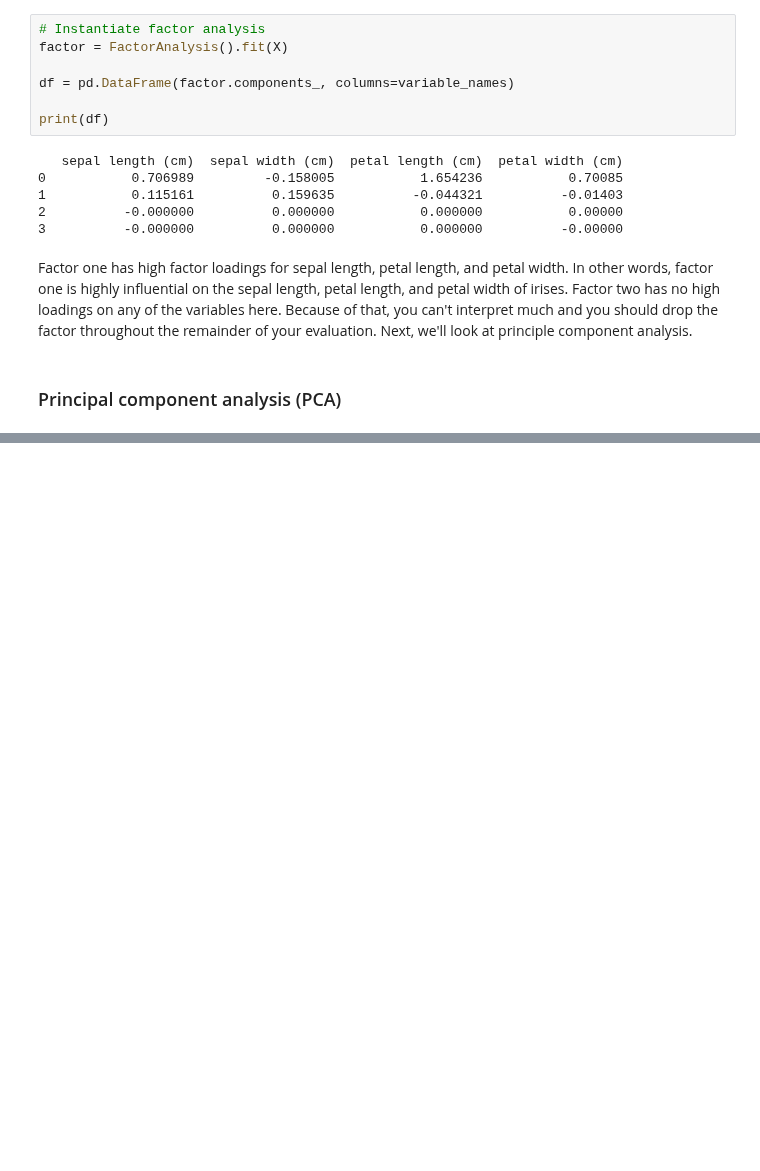
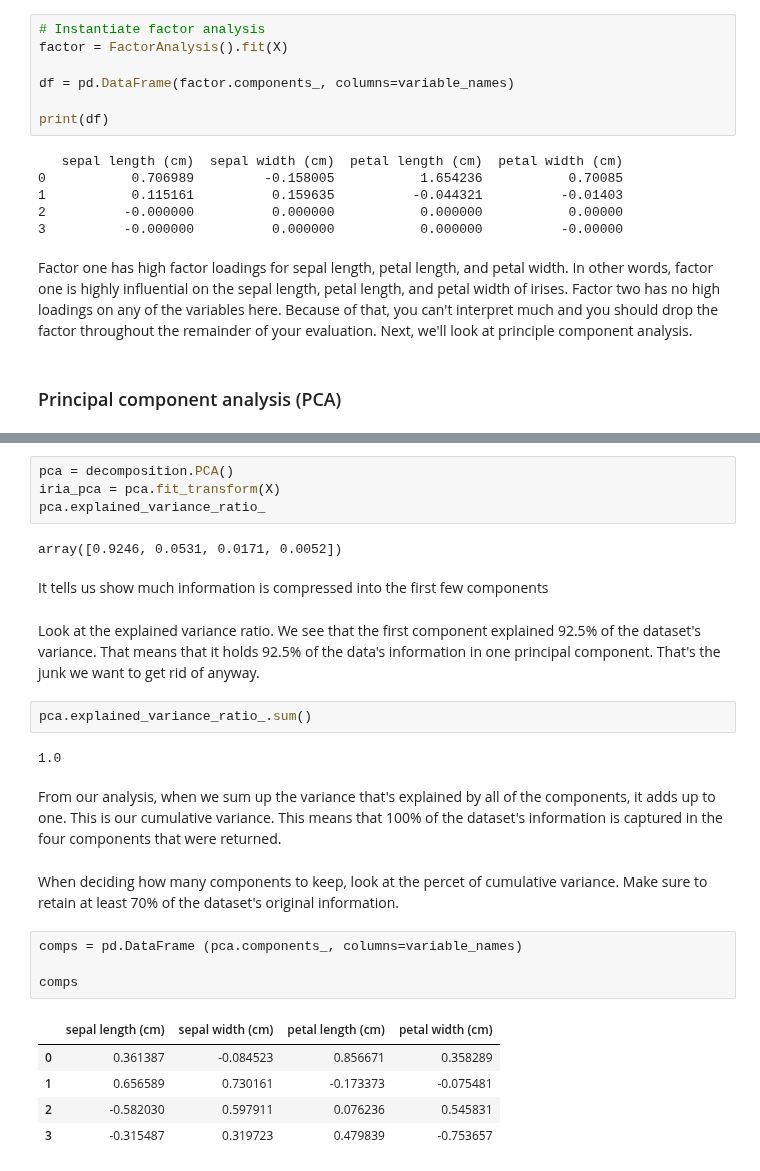
Before and after one commit to Mahdi90s/Python_repository, a Jupyter notebook: Python_Code/Python_Learning_Part2.ipynb, the cells around one changed output, grey strips where cells are left out. Drawn from its saved outputs; the diff is of its cells as text; blank space fills up the shorter version.

```diff
--- a/Python_Code/Python_Learning_Part2.ipynb
+++ b/Python_Code/Python_Learning_Part2.ipynb
@@ -904,0 +911,28 @@ print(df)
+# %%
+pca = decomposition.PCA()
+iria_pca = pca.fit_transform(X)
+pca.explained_variance_ratio_
+# %% [output]
+array([0.9246, 0.0531, 0.0171, 0.0052])
+# %% [markdown]
+It tells us show much information is compressed into the first few components
+# %% [markdown]
+Look at the explained variance ratio. We see that the first component explained 92.5% of the dataset's variance. That means that it holds 92.5% of the data's information in one principal component. That's the junk we want to get rid of anyway.
+# %%
+pca.explained_variance_ratio_.sum()
+# %% [output]
+1.0
+# %% [markdown]
+ From our analysis, when we sum up the variance that's explained by all of the components, it adds up to one. This is our cumulative variance. This means that 100% of the dataset's information is captured in the four components that were returned.
+# %% [markdown]
+When deciding how many components to keep, look at the percet of cumulative variance. Make sure to retain at least 70% of the dataset's original information.
+# %%
+comps = pd.DataFrame (pca.components_, columns=variable_names)
+
+comps
+# %% [output]
+|  | sepal length (cm) | sepal width (cm) | petal length (cm) | petal width (cm) |
+| 0 | 0.361387 | -0.084523 | 0.856671 | 0.358289 |
+| 1 | 0.656589 | 0.730161 | -0.173373 | -0.075481 |
+| 2 | -0.582030 | 0.597911 | 0.076236 | 0.545831 |
+| 3 | -0.315487 | 0.319723 | 0.479839 | -0.753657 |
```
Also changed, not shown: parts of 3 cells of this notebook.
